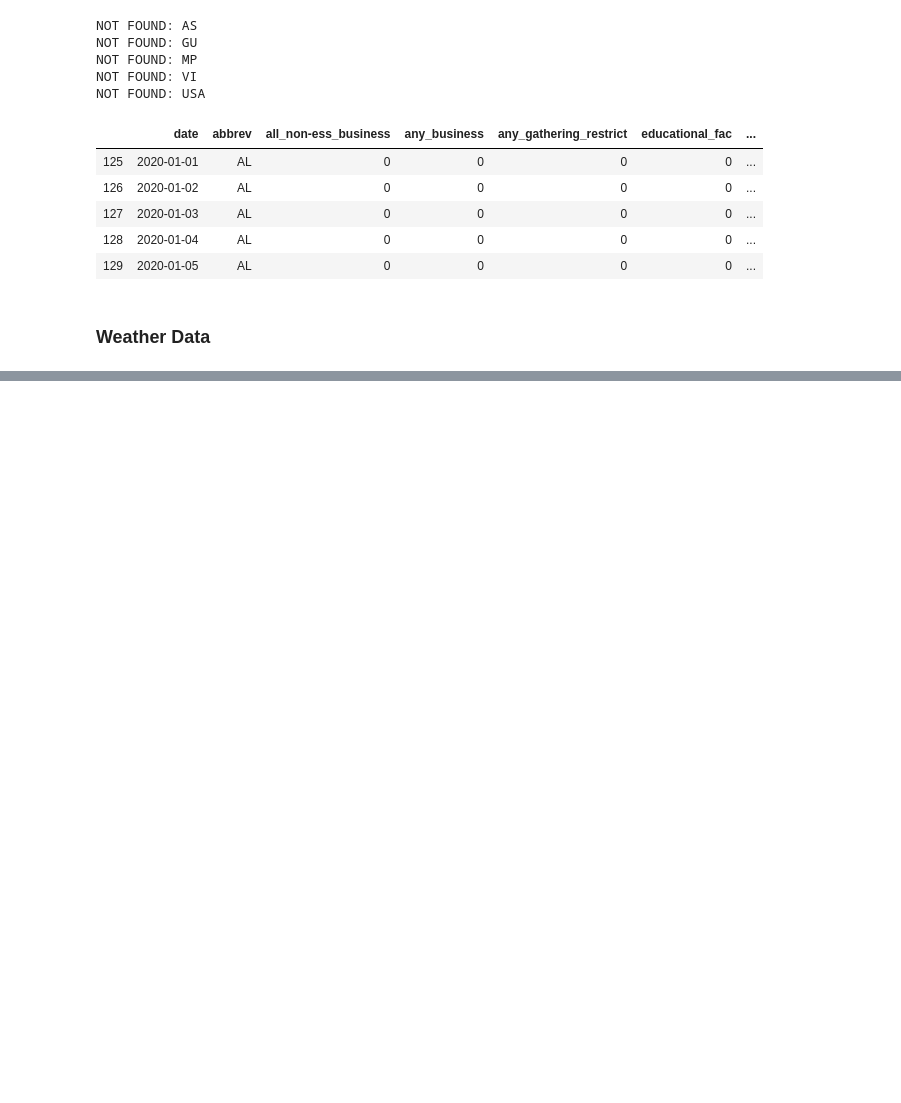
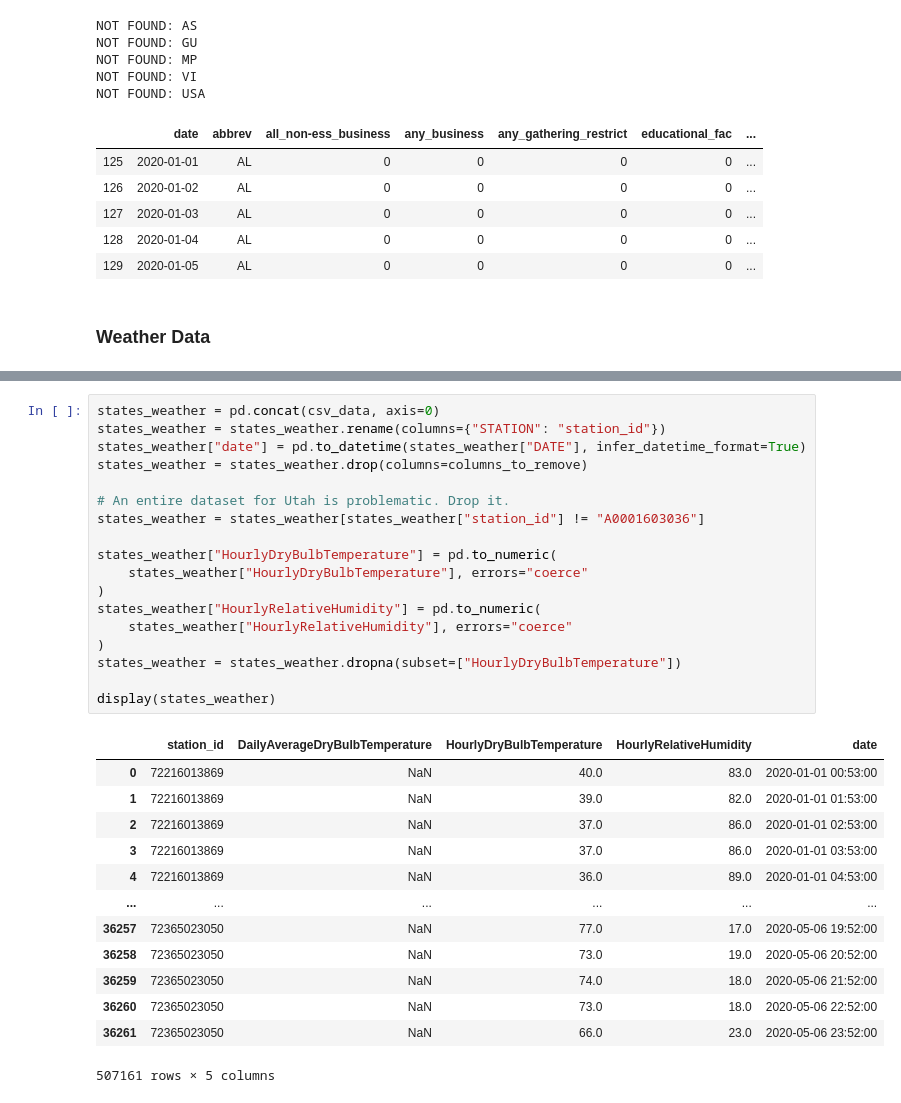
Before and after one commit to spotted-d/RNN_covid19_modeling, a Jupyter notebook: finalproject_group65.ipynb, the cells around one changed output, grey strips where cells are left out. Saved outputs shown, nothing was run; the diff lists cells and outputs as text; blank space fills up the shorter version.

```diff
--- a/finalproject_group65.ipynb
+++ b/finalproject_group65.ipynb
@@ -787,0 +877,32 @@ NOT FOUND: USA
+# %%
+states_weather = pd.concat(csv_data, axis=0)
+states_weather = states_weather.rename(columns={"STATION": "station_id"})
+states_weather["date"] = pd.to_datetime(states_weather["DATE"], infer_datetime_format=True)
+states_weather = states_weather.drop(columns=columns_to_remove)
+
+# An entire dataset for Utah is problematic. Drop it.
+states_weather = states_weather[states_weather["station_id"] != "A0001603036"]
+
+states_weather["HourlyDryBulbTemperature"] = pd.to_numeric(
+    states_weather["HourlyDryBulbTemperature"], errors="coerce"
+)
+states_weather["HourlyRelativeHumidity"] = pd.to_numeric(
+    states_weather["HourlyRelativeHumidity"], errors="coerce"
+)
+states_weather = states_weather.dropna(subset=["HourlyDryBulbTemperature"])
+
+display(states_weather)
+# %% [output]
+|  | station_id | DailyAverageDryBulbTemperature | HourlyDryBulbTemperature | HourlyRelativeHumidity | date |
+| 0 | 72216013869 | NaN | 40.0 | 83.0 | 2020-01-01 00:53:00 |
+| 1 | 72216013869 | NaN | 39.0 | 82.0 | 2020-01-01 01:53:00 |
+| 2 | 72216013869 | NaN | 37.0 | 86.0 | 2020-01-01 02:53:00 |
+| 3 | 72216013869 | NaN | 37.0 | 86.0 | 2020-01-01 03:53:00 |
+| 4 | 72216013869 | NaN | 36.0 | 89.0 | 2020-01-01 04:53:00 |
+| ... | ... | ... | ... | ... | ... |
+| 36257 | 72365023050 | NaN | 77.0 | 17.0 | 2020-05-06 19:52:00 |
+| 36258 | 72365023050 | NaN | 73.0 | 19.0 | 2020-05-06 20:52:00 |
+| 36259 | 72365023050 | NaN | 74.0 | 18.0 | 2020-05-06 21:52:00 |
+| 36260 | 72365023050 | NaN | 73.0 | 18.0 | 2020-05-06 22:52:00 |
+| 36261 | 72365023050 | NaN | 66.0 | 23.0 | 2020-05-06 23:52:00 |
+507161 rows × 5 columns
```
Also changed, not shown: parts of 18 cells of this notebook.
